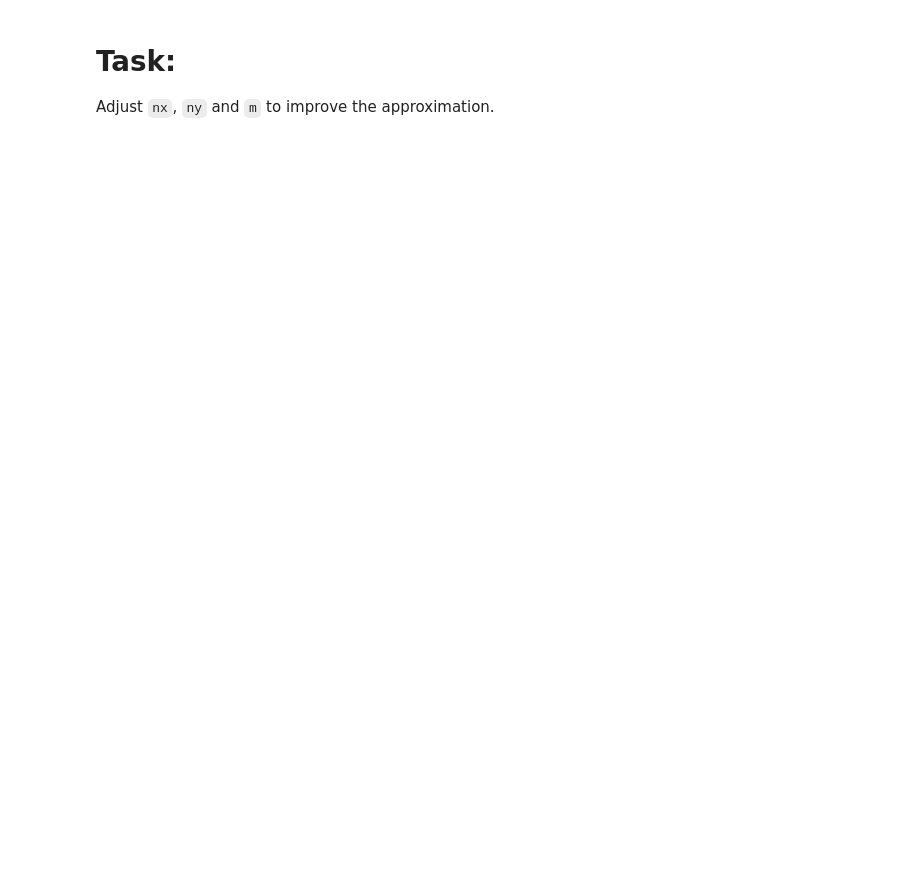
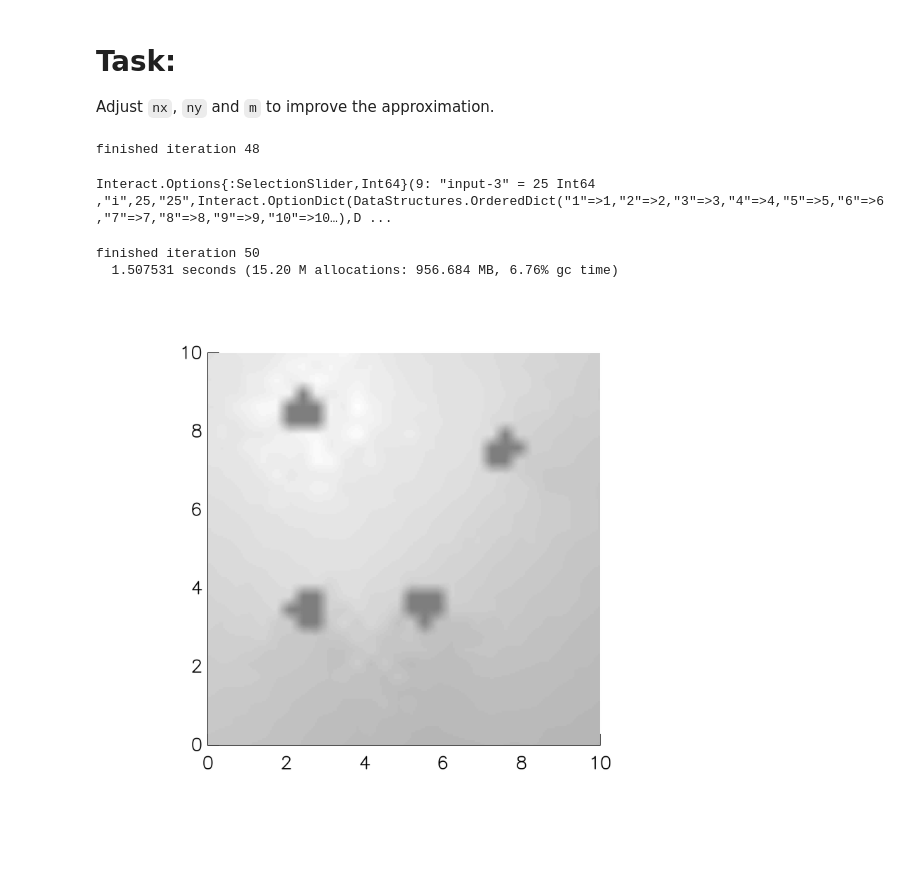
Before and after one commit to zsunberg/HPC-DMU-notebooks, a Jupyter notebook: 04 Continuous Value Iteration.ipynb, the cells around one changed output. Saved outputs shown, nothing was run; the diff lists cells and outputs as text; code cells hidden in the pictures; blank space fills up the shorter version.

```diff
--- a/04 Continuous Value Iteration.ipynb
+++ b/04 Continuous Value Iteration.ipynb
@@ -44,16 +39,22 @@ Interact.Options{:SelectionSlider,Int64}(9: "input-3" = 25 Int64 ,"i",25,"25",In
 
 Adjust `nx`, `ny` and `m` to improve the approximation.
 # %%
-nx = 5
-ny = 5
-m = 3
+nx = 30
+ny = 30
+m = 20
 grid = RectangleGrid(linspace(w.xlim..., nx), linspace(w.ylim..., ny))
 
 sol = CWorldSolver(max_iters=50, m=m, grid=grid)
 
 @time solve(sol, w)
 
 @manipulate for i in 1:length(sol.value_hist)
     v = sol.value_hist[i]
     CWorldVis(w, f=s->evaluate(v, s))
 end
+# %% [output]
+finished iteration 48
+Interact.Options{:SelectionSlider,Int64}(9: "input-3" = 25 Int64 ,"i",25,"25",Interact.OptionDict(DataStructures.OrderedDict("1"=>1,"2"=>2,"3"=>3,"4"=>4,"5"=>5,"6"=>6,"7"=>7,"8"=>8,"9"=>9,"10"=>10…),D ...
+finished iteration 50
+  1.507531 seconds (15.20 M allocations: 956.684 MB, 6.76% gc time)
+[figure, added]
```
Also changed, not shown: parts of 4 cells of this notebook, 14 other files.
